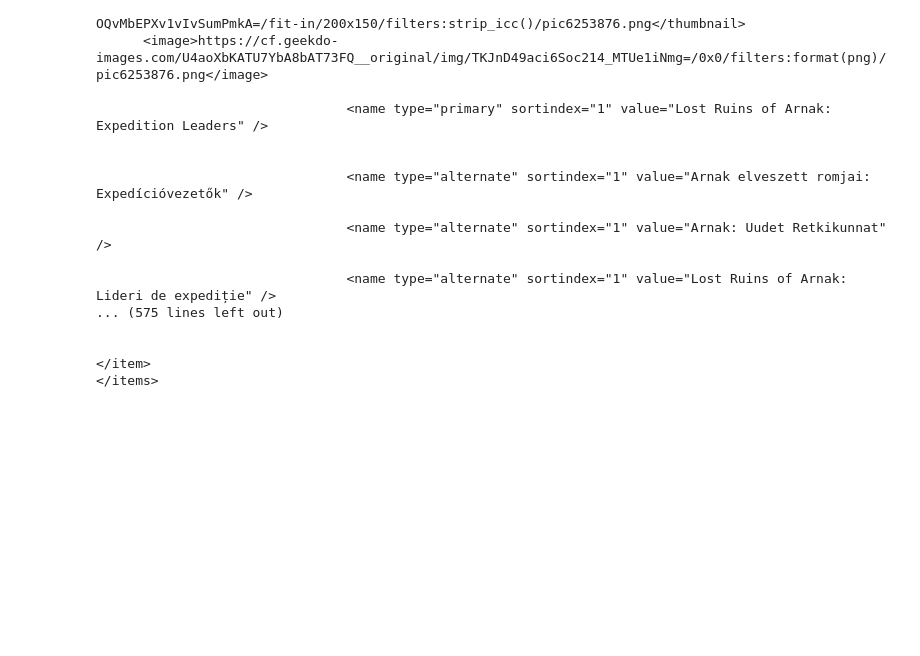
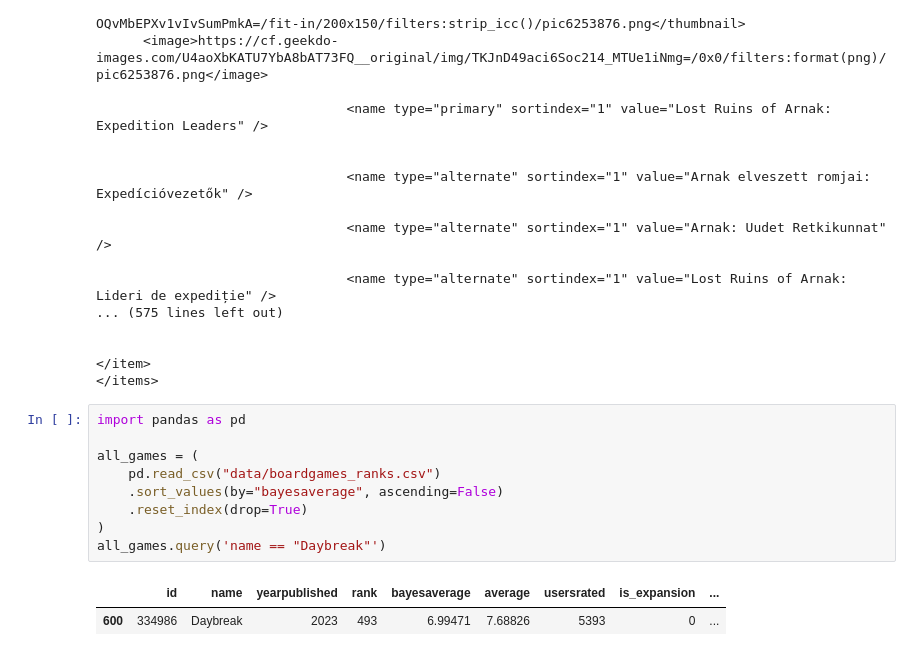
Before and after one commit to MarkDunne/bgg-filter, a Jupyter notebook: data_pipeline/exploring.ipynb, the cells around one changed output. Drawn from its saved outputs; the diff is of its cells as text; blank space fills up the shorter version.

```diff
--- a/data_pipeline/exploring.ipynb
+++ b/data_pipeline/exploring.ipynb
@@ -70,3 +70,15 @@ print(response.content.decode())
 
 </item>
 </items>
+# %%
+import pandas as pd
+
+all_games = (
+    pd.read_csv("data/boardgames_ranks.csv")
+    .sort_values(by="bayesaverage", ascending=False)
+    .reset_index(drop=True)
+)
+all_games.query('name == "Daybreak"')
+# %% [output]
+|  | id | name | yearpublished | rank | bayesaverage | average | usersrated | is_expansion | ... |
+| 600 | 334986 | Daybreak | 2023 | 493 | 6.99471 | 7.68826 | 5393 | 0 | ... |
```
Also changed, not shown: 11 other files.
